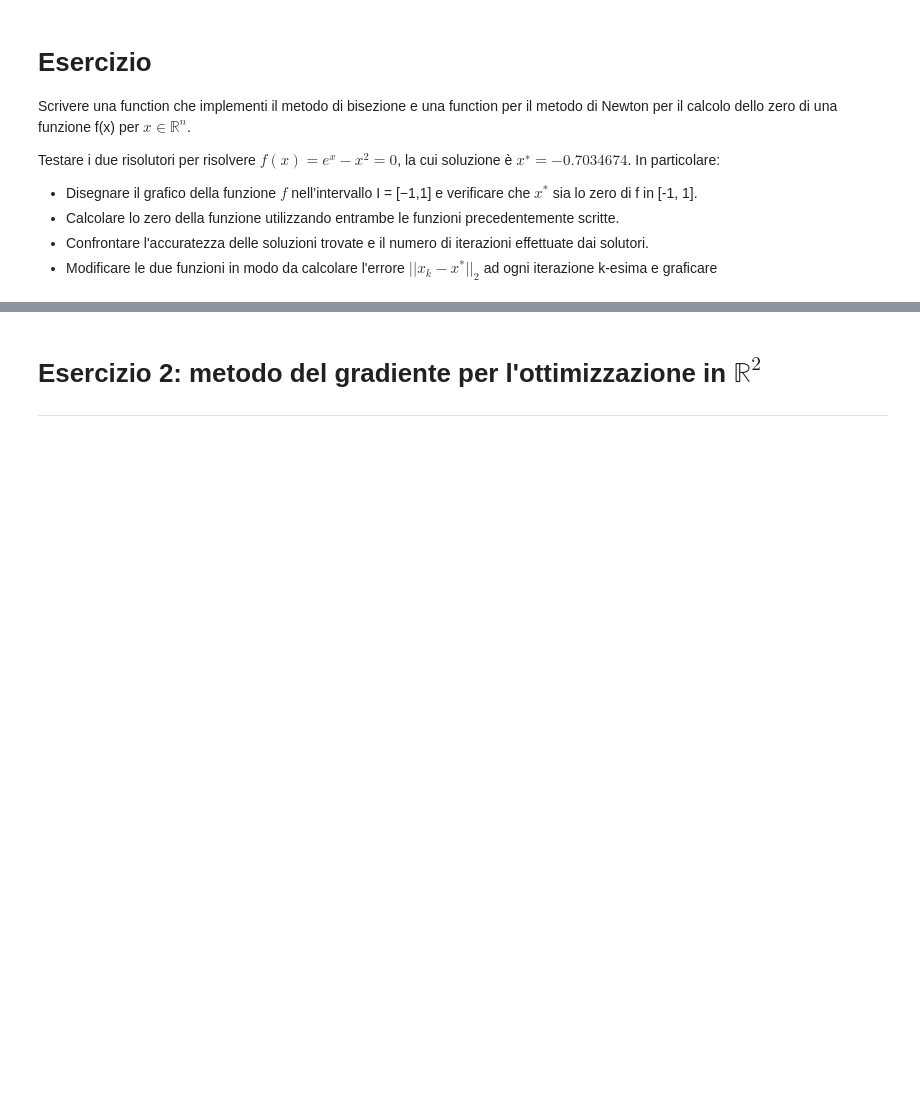
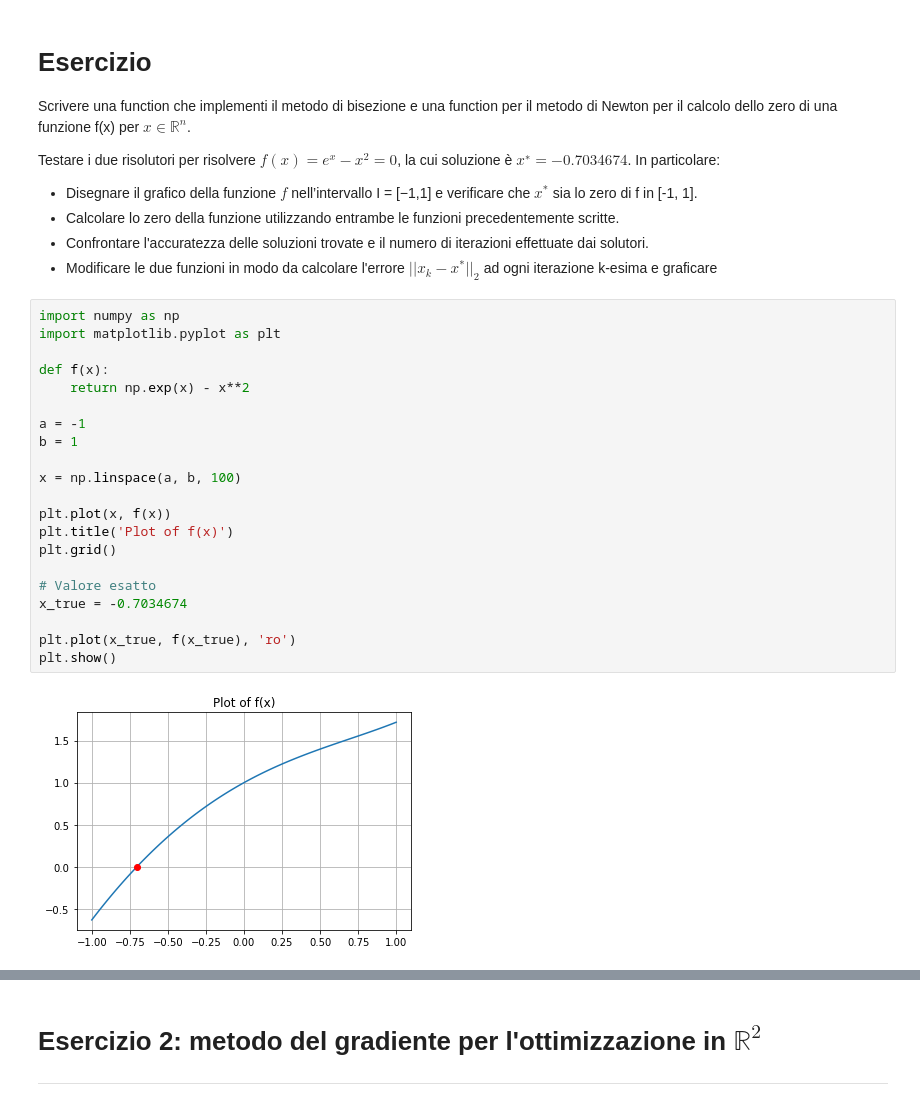
Before and after one commit to lucadonnoh/Calcolo_Numerico_20202021, a Jupyter notebook: lab4-Zeri di funzione e Ottimizzazione_studenti-2.ipynb, the cells around one changed output, grey strips where cells are left out. Saved outputs shown, nothing was run; the diff lists cells and outputs as text; blank space fills up the shorter version.

```diff
--- a/lab4-Zeri di funzione e Ottimizzazione_studenti-2.ipynb
+++ b/lab4-Zeri di funzione e Ottimizzazione_studenti-2.ipynb
@@ -55,3 +55,26 @@ Testare i due risolutori per risolvere $f(x) = e^x − x^2 = 0$, la cui soluzion
 * Calcolare lo zero della funzione utilizzando entrambe le funzioni precedentemente scritte.
 * Confrontare l'accuratezza delle soluzioni trovate e il numero di iterazioni effettuate dai solutori.
 * Modificare le due funzioni in modo da calcolare l'errore $||x_k -x^*||_2$ ad ogni iterazione k-esima e graficare
+# %%
+import numpy as np
+import matplotlib.pyplot as plt
+
+def f(x):
+    return np.exp(x) - x**2
+
+a = -1
+b = 1
+
+x = np.linspace(a, b, 100)
+
+plt.plot(x, f(x))
+plt.title('Plot of f(x)')
+plt.grid()
+
+# Valore esatto
+x_true = -0.7034674
+
+plt.plot(x_true, f(x_true), 'ro')
+plt.show()
+# %% [output]
+[figure, added]
```
Also changed, not shown: parts of 1 cell of this notebook.
